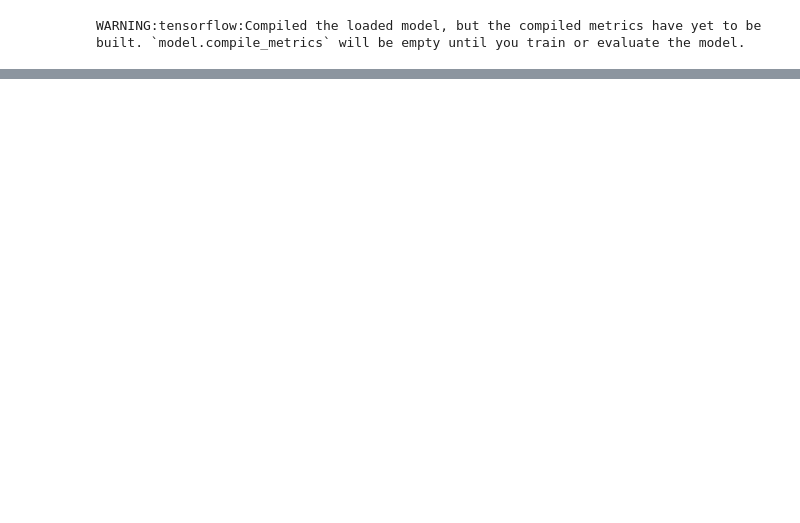
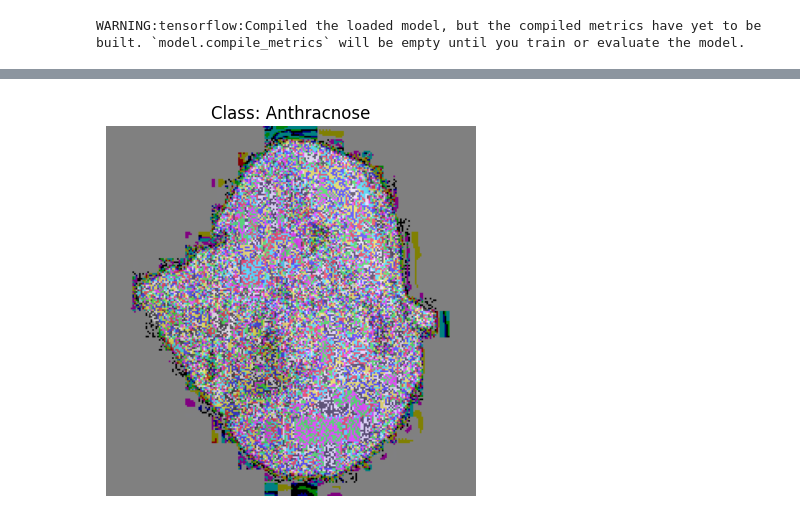
Before and after one commit to ToonNich/GrowQuest-Tower, a Jupyter notebook: Processing/MobileNetV3_Large.ipynb, the cells around one changed output, grey strips where cells are left out. Drawn from its saved outputs; the diff is of its cells as text; code cells hidden in the pictures; blank space fills up the shorter version.

```diff
--- a/Processing/MobileNetV3_Large.ipynb
+++ b/Processing/MobileNetV3_Large.ipynb
@@ -231,0 +318,23 @@ WARNING:tensorflow:Compiled the loaded model, but the compiled metrics have yet
+# %%
+# Get first batch (images and labels)
+images, labels = val_generator[1]  # batch index 0
+
+# Get first image and its one-hot label
+first_image = images[1]
+first_label = labels[1]
+
+# Decode label (if needed)
+import numpy as np
+class_indices = val_generator.class_indices
+class_names = list(class_indices.keys())
+decoded_label = class_names[np.argmax(first_label)]
+
+# Plot
+import matplotlib.pyplot as plt
+
+plt.imshow((first_image * 127.5 + 127.5).astype("uint8"))  # unnormalize from [-1,1] if using MobileNetV3
+plt.title(f"Class: {decoded_label}")
+plt.axis('off')
+plt.show()
+# %% [output]
+[figure, added]
```
Also changed, not shown: parts of 10 cells of this notebook, 2 other files.
